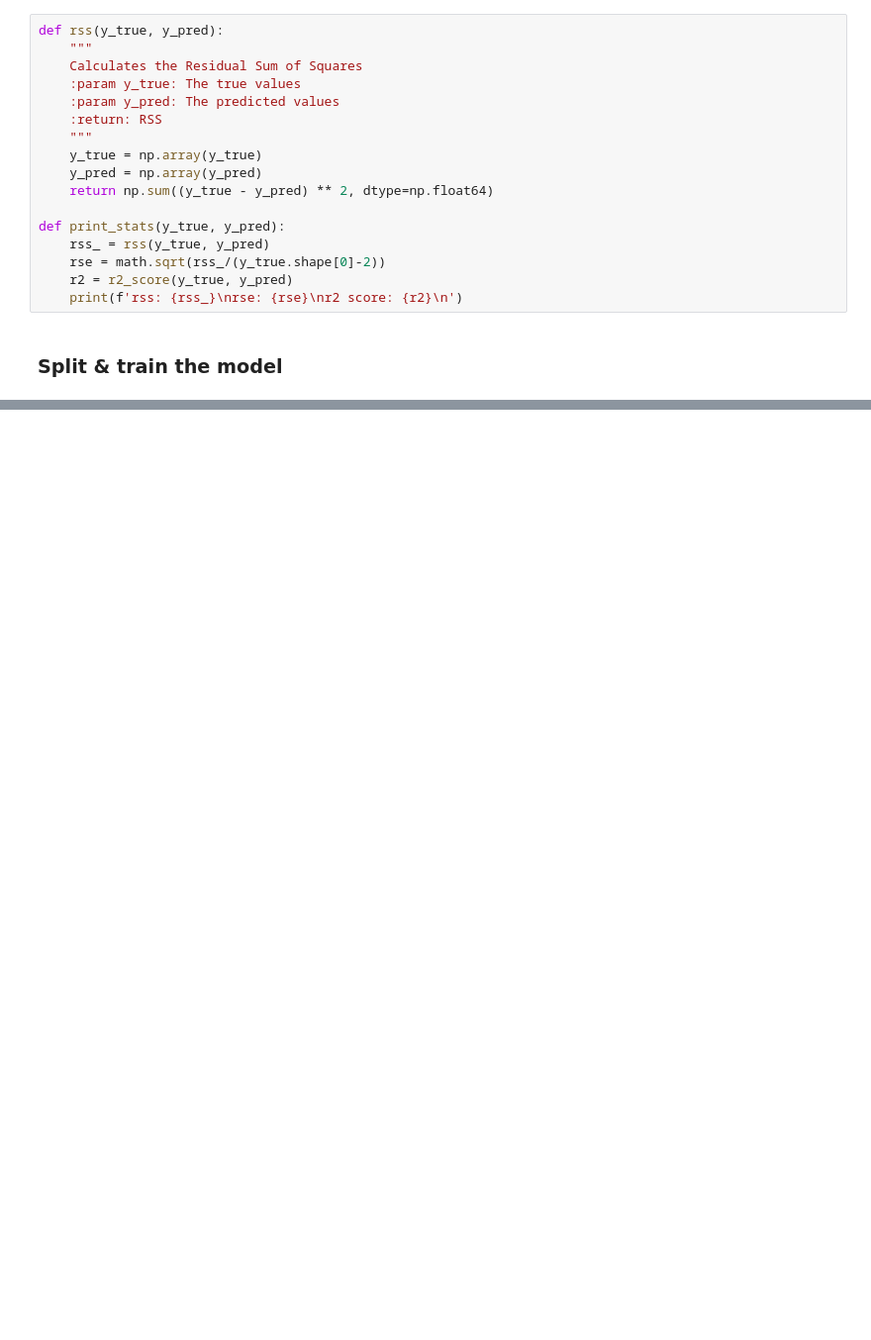
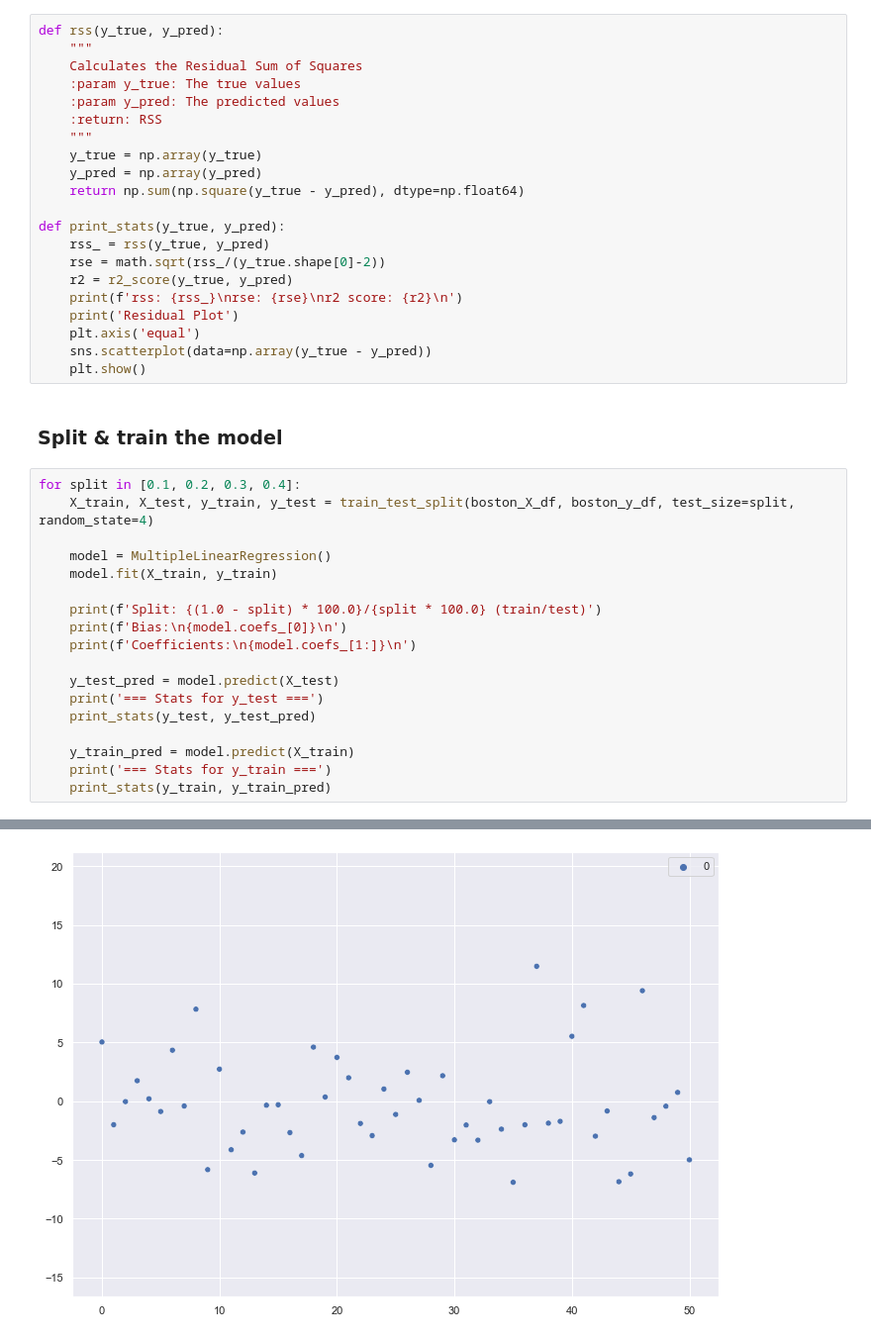
Before and after one commit to VangelisTsiatouras/machine-learning-msc, a Jupyter notebook: linear_regression/linear_regression.ipynb, the cells around one changed output, grey strips where cells are left out. Shown at 99% size. Saved outputs shown, nothing was run; the diff lists cells and outputs as text; blank space fills up the shorter version.

Commit message:
[feat]: added linear regression notebook

```diff
--- a/linear_regression/linear_regression.ipynb
+++ b/linear_regression/linear_regression.ipynb
@@ -123,12 +123,35 @@ def rss(y_true, y_pred):
     """
     y_true = np.array(y_true)
     y_pred = np.array(y_pred)
-    return np.sum((y_true - y_pred) ** 2, dtype=np.float64)
+    return np.sum(np.square(y_true - y_pred), dtype=np.float64)
 
 def print_stats(y_true, y_pred):
     rss_ = rss(y_true, y_pred)
     rse = math.sqrt(rss_/(y_true.shape[0]-2))
     r2 = r2_score(y_true, y_pred)
     print(f'rss: {rss_}\nrse: {rse}\nr2 score: {r2}\n')
+    print('Residual Plot')
+    plt.axis('equal')
+    sns.scatterplot(data=np.array(y_true - y_pred))
+    plt.show()
 # %% [markdown]
 ### Split & train the model
+# %%
+for split in [0.1, 0.2, 0.3, 0.4]:
+    X_train, X_test, y_train, y_test = train_test_split(boston_X_df, boston_y_df, test_size=split, random_state=4)
+
+    model = MultipleLinearRegression()
+    model.fit(X_train, y_train)
+
+    print(f'Split: {(1.0 - split) * 100.0}/{split * 100.0} (train/test)')
+    print(f'Bias:\n{model.coefs_[0]}\n')
+    print(f'Coefficients:\n{model.coefs_[1:]}\n')
+
+    y_test_pred = model.predict(X_test)
+    print('=== Stats for y_test ===')
+    print_stats(y_test, y_test_pred)
+
+    y_train_pred = model.predict(X_train)
+    print('=== Stats for y_train ===')
+    print_stats(y_train, y_train_pred)
+# %% [output]
@@ -134,0 +175 @@ def print_stats(y_true, y_pred):
+[figure, added]
```
Also changed, not shown: parts of 19 cells of this notebook.
